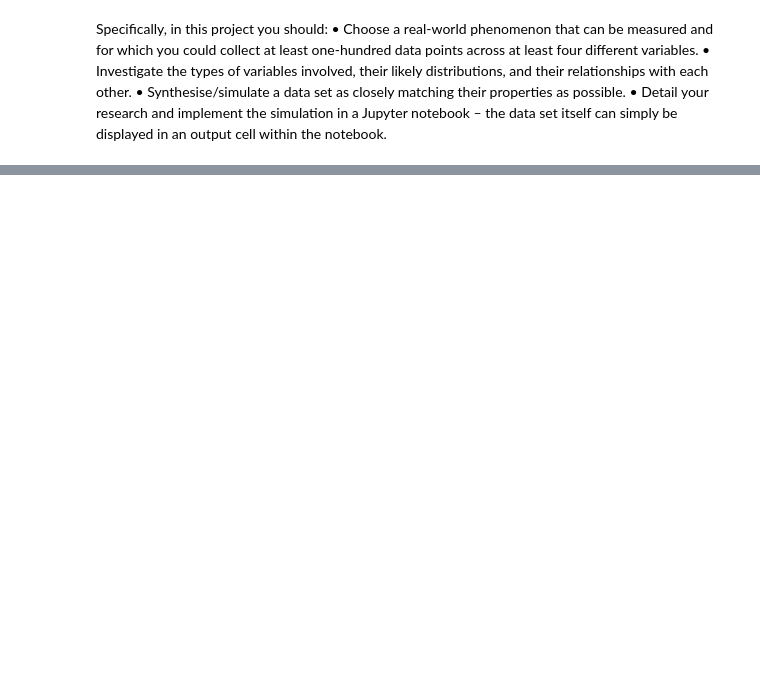
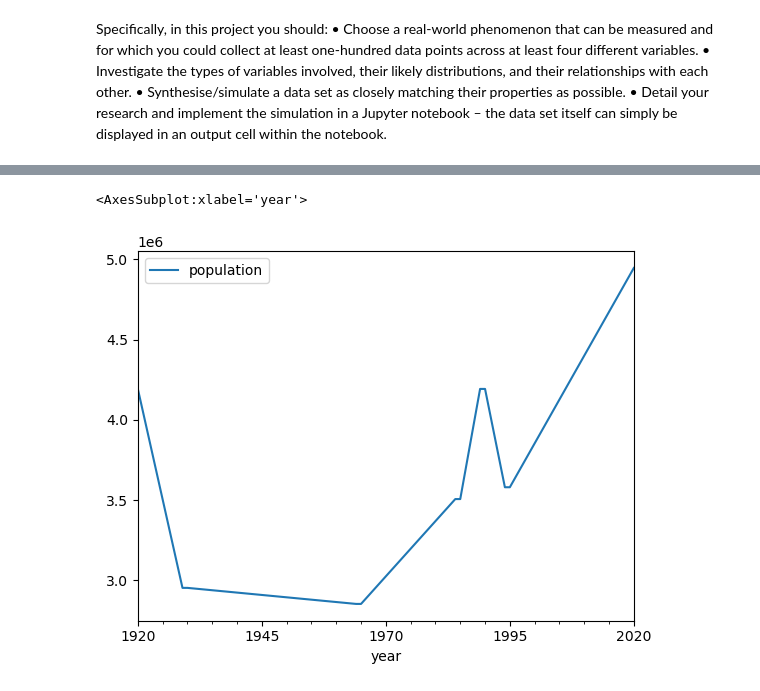
Before and after one commit to OlgaKnut/Programming-for-Data-Analysis-Project-1, a Jupyter notebook: pfda_project_1.ipynb, the cells around one changed output, grey strips where cells are left out. Saved outputs shown, nothing was run; the diff lists cells and outputs as text; code cells hidden in the pictures; blank space fills up the shorter version.

```diff
--- a/pfda_project_1.ipynb
+++ b/pfda_project_1.ipynb
@@ -136,0 +106,5 @@ Total fertility rate (children per woman)-The total fertility rate is the number
+# %%
+df.plot('year','population')
+# %% [output]
+<AxesSubplot:xlabel='year'>
+[figure, added]
```
Also changed, not shown: parts of 19 cells of this notebook.
